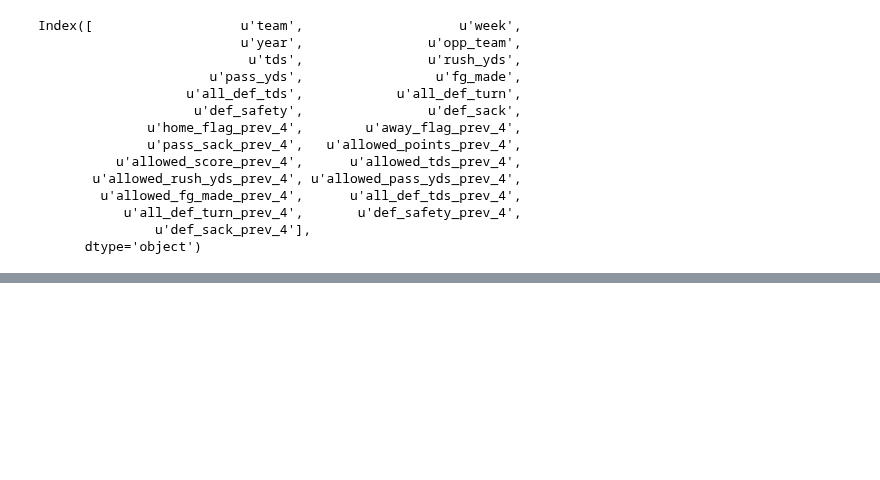
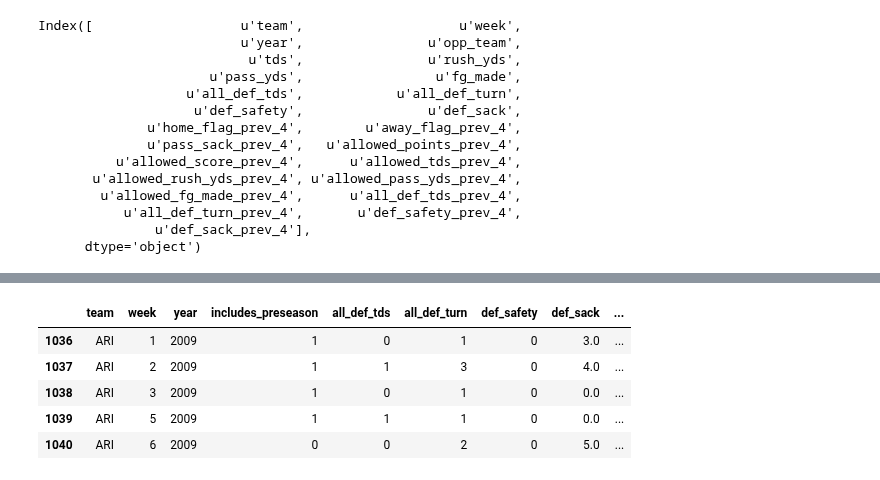
Before and after one commit to markertsean/Fantasy_Football, a Jupyter notebook: exploration/Def.ipynb, the cells around one changed output, grey strips where cells are left out. Cells and saved outputs as stored; diff of their text form; code cells hidden in the pictures; blank space fills up the shorter version.

```diff
--- a/exploration/Def.ipynb
+++ b/exploration/Def.ipynb
@@ -349,0 +592,11 @@ bar = aps.calc_prev_team_stats( bar, bar.columns.values[4:] )
+# %%
+use2 = generate_def_features( 2017 )
+# %%
+use2.head()
+# %% [output]
+|  | team | week | year | includes_preseason | all_def_tds | all_def_turn | def_safety | def_sack | ... |
+| 1036 | ARI | 1 | 2009 | 1 | 0 | 1 | 0 | 3.0 | ... |
+| 1037 | ARI | 2 | 2009 | 1 | 1 | 3 | 0 | 4.0 | ... |
+| 1038 | ARI | 3 | 2009 | 1 | 0 | 1 | 0 | 0.0 | ... |
+| 1039 | ARI | 5 | 2009 | 1 | 1 | 1 | 0 | 0.0 | ... |
+| 1040 | ARI | 6 | 2009 | 0 | 0 | 2 | 0 | 5.0 | ... |
```
Also changed, not shown: parts of 10 cells of this notebook, 2 other files.
